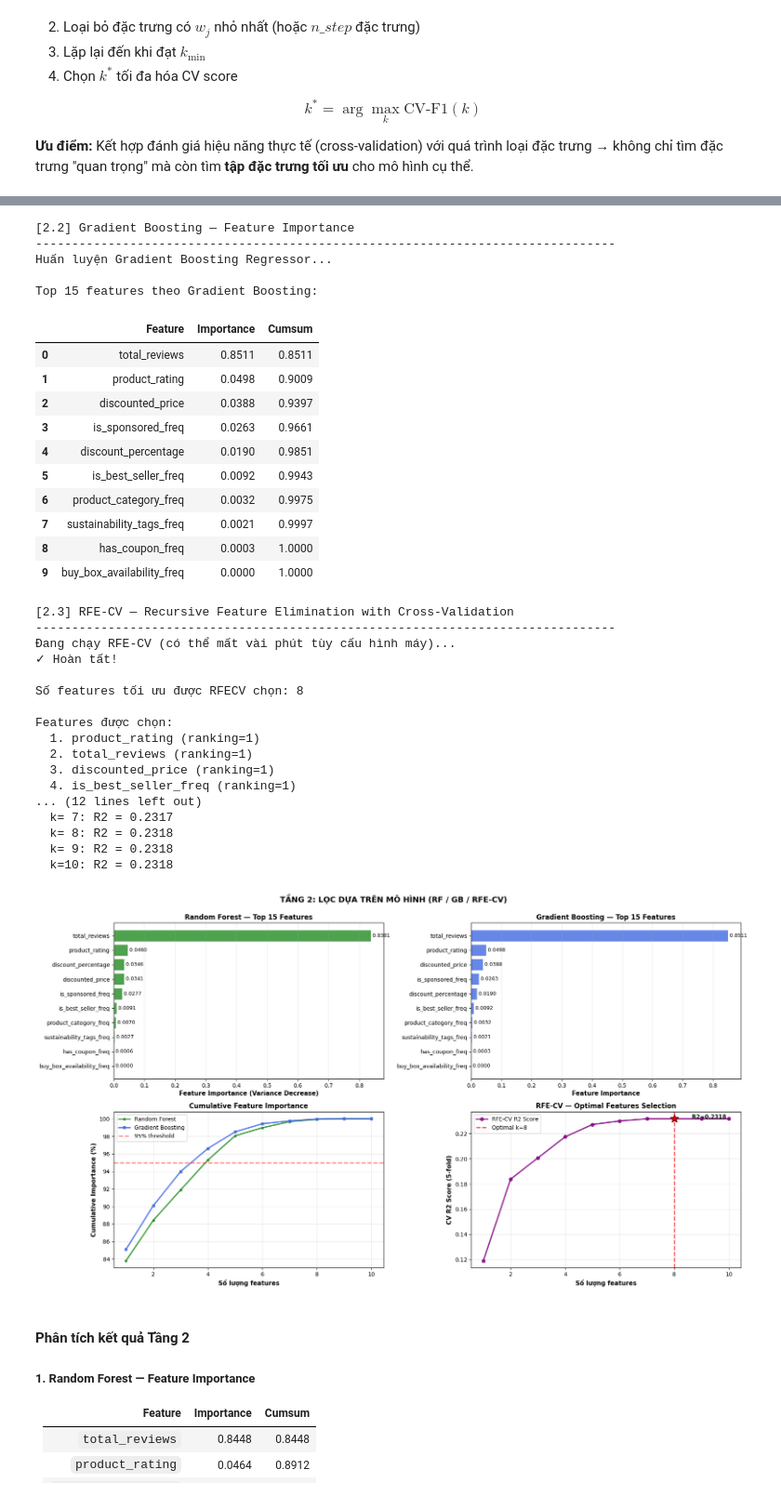
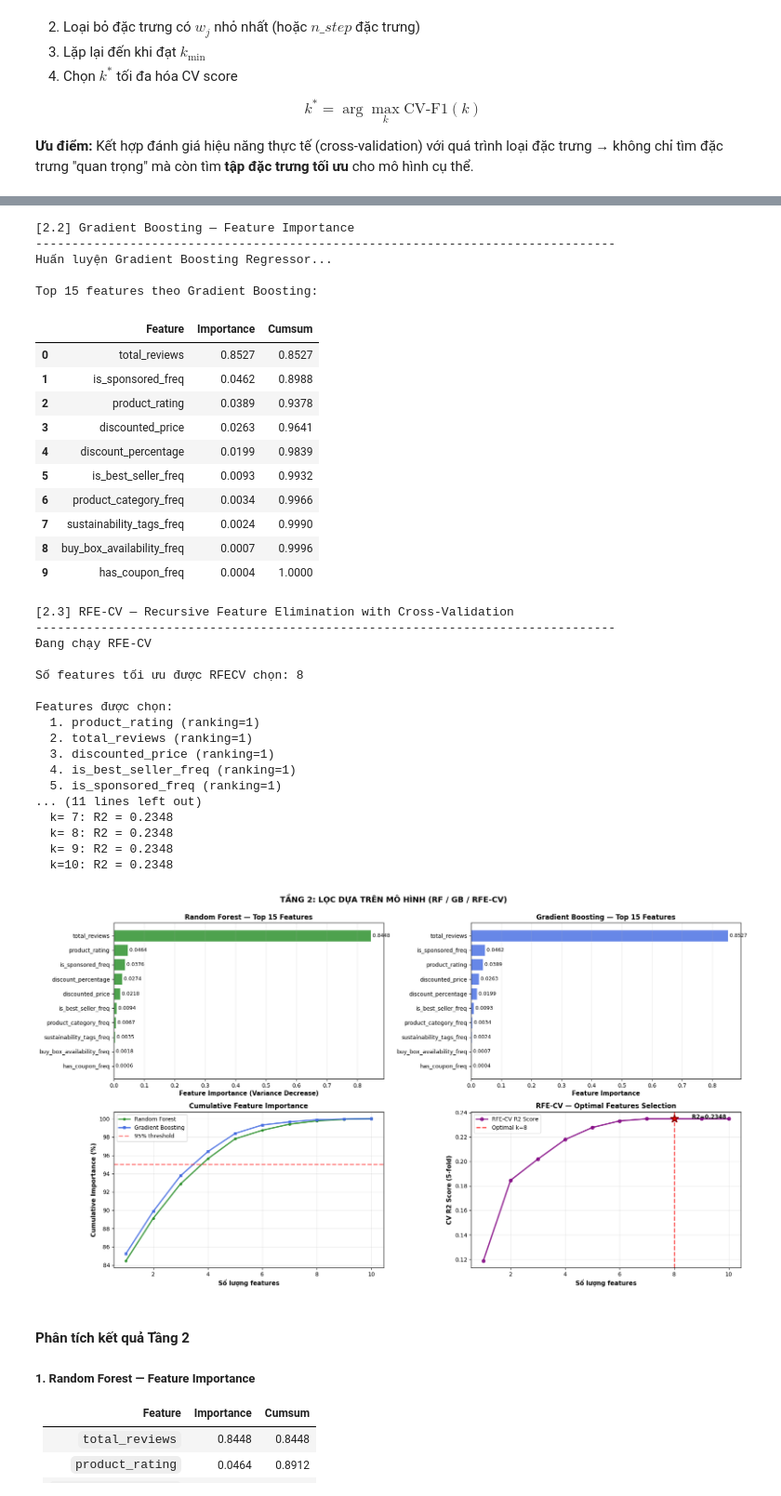
Before and after one commit to HungHiHung10/Lab01-Data-Mining, a Jupyter notebook: notebooks/04_preprocessing_tabular.ipynb, the cells around one changed output, grey strips where cells are left out. Shown at 93% size. Saved outputs shown, nothing was run; the diff lists cells and outputs as text; code cells hidden in the pictures.

```diff
--- a/notebooks/04_preprocessing_tabular.ipynb
+++ b/notebooks/04_preprocessing_tabular.ipynb
@@ -2630,7 +2629,8 @@ rfecv = RFECV(
     n_jobs=-1,
     min_features_to_select=1
 )
-
+print("Đang chạy RFE-CV")
+rfecv.fit(X_scaled, y_raw)
 n_features_rfecv = rfecv.n_features_
 features_rfecv = X_scaled.columns[rfecv.support_].tolist()
 
@@ -2738,37 +2738,37 @@ Top 15 features theo Random Forest:
 [2.2] Gradient Boosting — Feature Importance
 --------------------------------------------------------------------------------
 Huấn luyện Gradient Boosting Regressor...
 
 Top 15 features theo Gradient Boosting:
 |  | Feature | Importance | Cumsum |
-| 0 | total_reviews | 0.8511 | 0.8511 |
-| 1 | product_rating | 0.0498 | 0.9009 |
-| 2 | discounted_price | 0.0388 | 0.9397 |
-| 3 | is_sponsored_freq | 0.0263 | 0.9661 |
-| 4 | discount_percentage | 0.0190 | 0.9851 |
-| 5 | is_best_seller_freq | 0.0092 | 0.9943 |
-| 6 | product_category_freq | 0.0032 | 0.9975 |
-| 7 | sustainability_tags_freq | 0.0021 | 0.9997 |
-| 8 | has_coupon_freq | 0.0003 | 1.0000 |
-| 9 | buy_box_availability_freq | 0.0000 | 1.0000 |
+| 0 | total_reviews | 0.8527 | 0.8527 |
+| 1 | is_sponsored_freq | 0.0462 | 0.8988 |
+| 2 | product_rating | 0.0389 | 0.9378 |
+| 3 | discounted_price | 0.0263 | 0.9641 |
+| 4 | discount_percentage | 0.0199 | 0.9839 |
+| 5 | is_best_seller_freq | 0.0093 | 0.9932 |
+| 6 | product_category_freq | 0.0034 | 0.9966 |
+| 7 | sustainability_tags_freq | 0.0024 | 0.9990 |
+| 8 | buy_box_availability_freq | 0.0007 | 0.9996 |
+| 9 | has_coupon_freq | 0.0004 | 1.0000 |
 [2.3] RFE-CV — Recursive Feature Elimination with Cross-Validation
 --------------------------------------------------------------------------------
-Đang chạy RFE-CV (có thể mất vài phút tùy cấu hình máy)...
-✓ Hoàn tất!
+Đang chạy RFE-CV
 
 Số features tối ưu được RFECV chọn: 8
 
 Features được chọn:
   1. product_rating (ranking=1)
   2. total_reviews (ranking=1)
   3. discounted_price (ranking=1)
   4. is_best_seller_freq (ranking=1)
-... (12 lines left out)
-  k= 7: R2 = 0.2317
-  k= 8: R2 = 0.2318
-  k= 9: R2 = 0.2318
-  k=10: R2 = 0.2318
+  5. is_sponsored_freq (ranking=1)
+... (11 lines left out)
+  k= 7: R2 = 0.2348
+  k= 8: R2 = 0.2348
+  k= 9: R2 = 0.2348
+  k=10: R2 = 0.2348
-[figure, old version]
+[figure, new version]
 # %% [markdown]
 #### Phân tích kết quả Tầng 2
 ##### 1. Random Forest — Feature Importance
```
Also changed, not shown: parts of 41 cells of this notebook.
